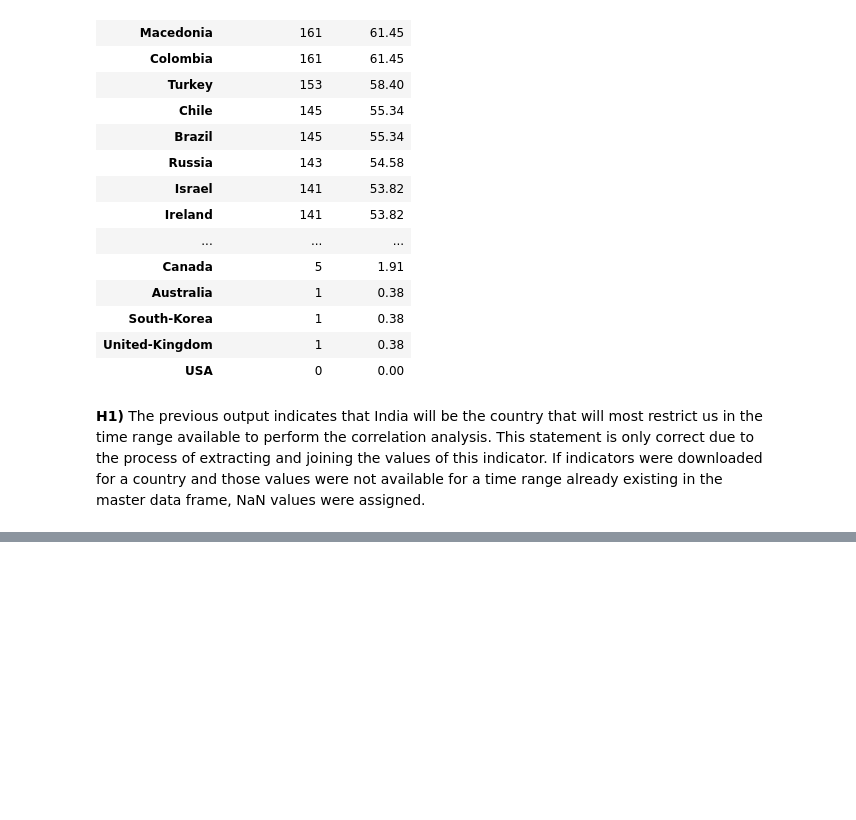
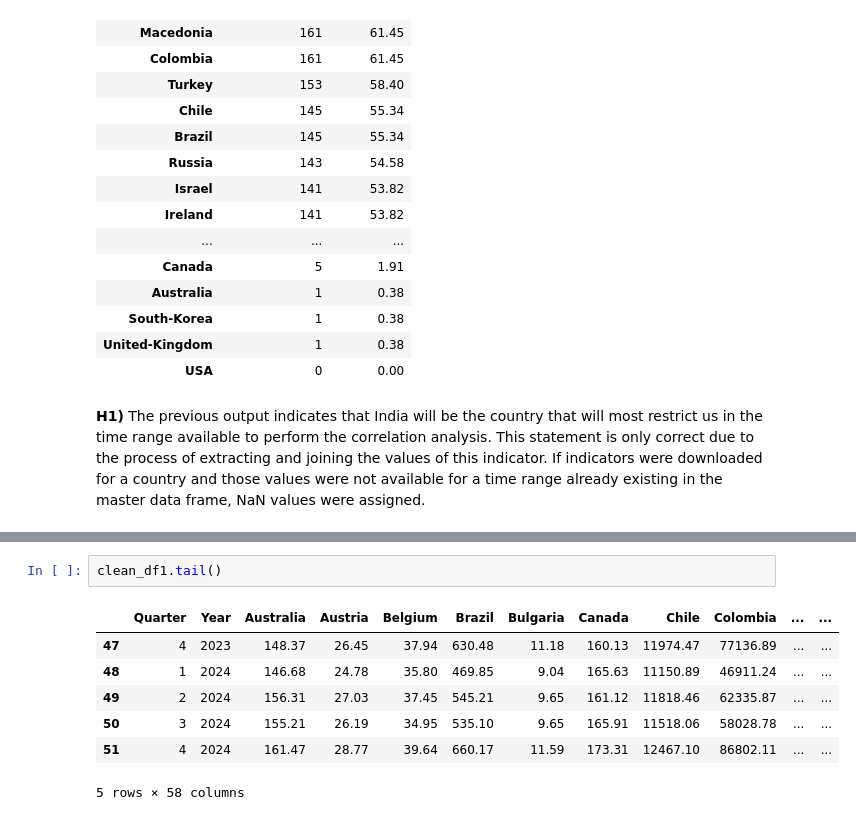
Before and after one commit to acostadlucas/mcs-red, a Jupyter notebook: ETL_second_iteration/clean_gov_expen_index.ipynb, the cells around one changed output, grey strips where cells are left out. Cells and saved outputs as stored; diff of their text form; blank space fills up the shorter version.

```diff
--- a/ETL_second_iteration/clean_gov_expen_index.ipynb
+++ b/ETL_second_iteration/clean_gov_expen_index.ipynb
@@ -48,0 +95,10 @@ quarters_clean.summarize_missing_by_country(gov_expenditure_df)
+# %%
+clean_df1.tail()
+# %% [output]
+|  | Quarter | Year | Australia | Austria | Belgium | Brazil | Bulgaria | Canada | Chile | Colombia | ... | ... |
+| 47 | 4 | 2023 | 148.37 | 26.45 | 37.94 | 630.48 | 11.18 | 160.13 | 11974.47 | 77136.89 | ... | ... |
+| 48 | 1 | 2024 | 146.68 | 24.78 | 35.80 | 469.85 | 9.04 | 165.63 | 11150.89 | 46911.24 | ... | ... |
+| 49 | 2 | 2024 | 156.31 | 27.03 | 37.45 | 545.21 | 9.65 | 161.12 | 11818.46 | 62335.87 | ... | ... |
+| 50 | 3 | 2024 | 155.21 | 26.19 | 34.95 | 535.10 | 9.65 | 165.91 | 11518.06 | 58028.78 | ... | ... |
+| 51 | 4 | 2024 | 161.47 | 28.77 | 39.64 | 660.17 | 11.59 | 173.31 | 12467.10 | 86802.11 | ... | ... |
+5 rows × 58 columns
```
Also changed, not shown: parts of 17 cells of this notebook.
